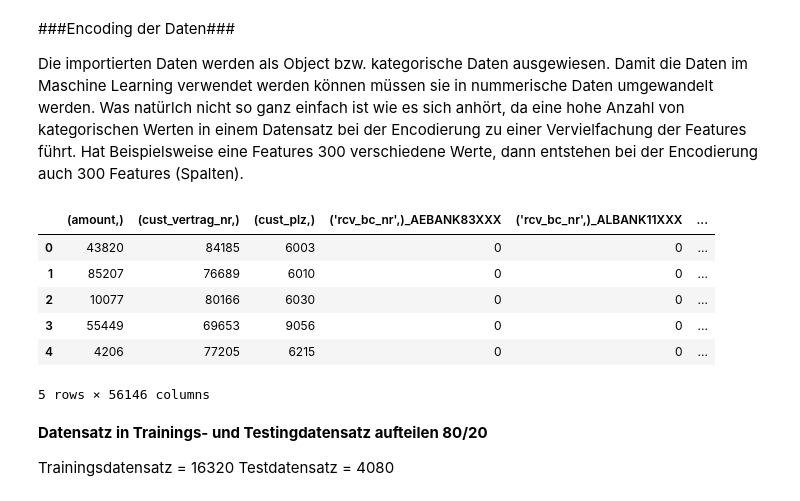
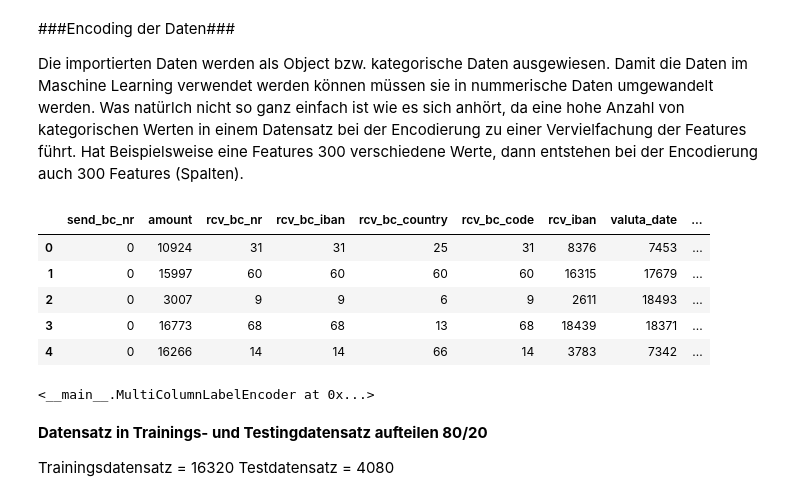
Before and after one commit to sipfli/cas_datenanalyse, a Jupyter notebook: Semesterarbeit/CAS_DA_SA_Payment_Fraud_Detection.ipynb, the cells around one changed output. Cells and saved outputs as stored; diff of their text form; code cells hidden in the pictures.

```diff
--- a/Semesterarbeit/CAS_DA_SA_Payment_Fraud_Detection.ipynb
+++ b/Semesterarbeit/CAS_DA_SA_Payment_Fraud_Detection.ipynb
@@ -190,3 +213,40 @@ tdo.dropna(inplace=True)
 
 Die importierten Daten werden als Object bzw. kategorische Daten ausgewiesen. Damit die Daten im Maschine Learning verwendet werden können müssen sie in nummerische Daten umgewandelt werden. Was natürlch nicht so ganz einfach ist wie es sich anhört, da eine hohe Anzahl von kategorischen Werten in einem Datensatz bei der Encodierung zu einer Vervielfachung der Features führt.
 Hat Beispielsweise eine Features 300 verschiedene Werte, dann entstehen bei der Encodierung auch 300 Features (Spalten).
+# %%
+class MultiColumnLabelEncoder:
+
+    def __init__(self, columns = None):
+        self.columns = columns # list of column to encode
+    def fit(self, X, y=None):
+        return self
+    def transform(self, X):
+        '''
+        Transforms columns of X specified in self.columns using
+        LabelEncoder(). If no columns specified, transforms all
+        columns in X.
+        '''
+
+        output = X.copy()
+
+        if self.columns is not None:
+            for col in self.columns:
+                output[col] = LabelEncoder().fit_transform(output[col])
+        else:
+            for colname, col in output.iteritems():
+                output[colname] = LabelEncoder().fit_transform(col)
+
+        return output
+    def fit_transform(self, X, y=None):
+        return self.fit(X, y).transform(X)
+# %%
+tdoe = MultiColumnLabelEncoder()
+tdoe_train = tdoe.fit_transform(tdo)
+tdoe_train.head()
+# %% [output]
+|  | send_bc_nr | amount | rcv_bc_nr | rcv_bc_iban | rcv_bc_country | rcv_bc_code | rcv_iban | valuta_date | ... |
+| 0 | 0 | 10924 | 31 | 31 | 25 | 31 | 8376 | 7453 | ... |
+| 1 | 0 | 15997 | 60 | 60 | 60 | 60 | 16315 | 17679 | ... |
+| 2 | 0 | 3007 | 9 | 9 | 6 | 9 | 2611 | 18493 | ... |
+| 3 | 0 | 16773 | 68 | 68 | 13 | 68 | 18439 | 18371 | ... |
+| 4 | 0 | 16266 | 14 | 14 | 66 | 14 | 3783 | 7342 | ... |
@@ -193,21 +257,15 @@ Hat Beispielsweise eine Features 300 verschiedene Werte, dann entstehen bei der
 # %%
 # One-hot Encoding mittels Get_Dummies von Pandas.
-tdoe = pd.get_dummies(tdo, columns=['send_bc_nr','rcv_bc_nr',
+tdoe_train = pd.get_dummies(tdo, columns=['send_bc_nr','rcv_bc_nr',
             'rcv_bc_iban','rcv_bc_country','rcv_bc_code','rcv_iban',
             'valuta_date','cust_konto_nr','cust_ort',
             'cust_kanton','cust_sprachregion','cust_auth_device'],drop_first=True)
 
 
 
-tdoe.head()
+tdoe
 # %% [output]
-|  | (amount,) | (cust_vertrag_nr,) | (cust_plz,) | ('rcv_bc_nr',)_AEBANK83XXX | ('rcv_bc_nr',)_ALBANK11XXX | ... |
-| 0 | 43820 | 84185 | 6003 | 0 | 0 | ... |
-| 1 | 85207 | 76689 | 6010 | 0 | 0 | ... |
-| 2 | 10077 | 80166 | 6030 | 0 | 0 | ... |
-| 3 | 55449 | 69653 | 9056 | 0 | 0 | ... |
-| 4 | 4206 | 77205 | 6215 | 0 | 0 | ... |
-5 rows × 56146 columns
+<__main__.MultiColumnLabelEncoder at 0x...>
 # %%
 corrs = tdoe.corr()['amount'].abs()
 columns = corrs[corrs > .1].index
```
Also changed, not shown: parts of 6 cells of this notebook.
